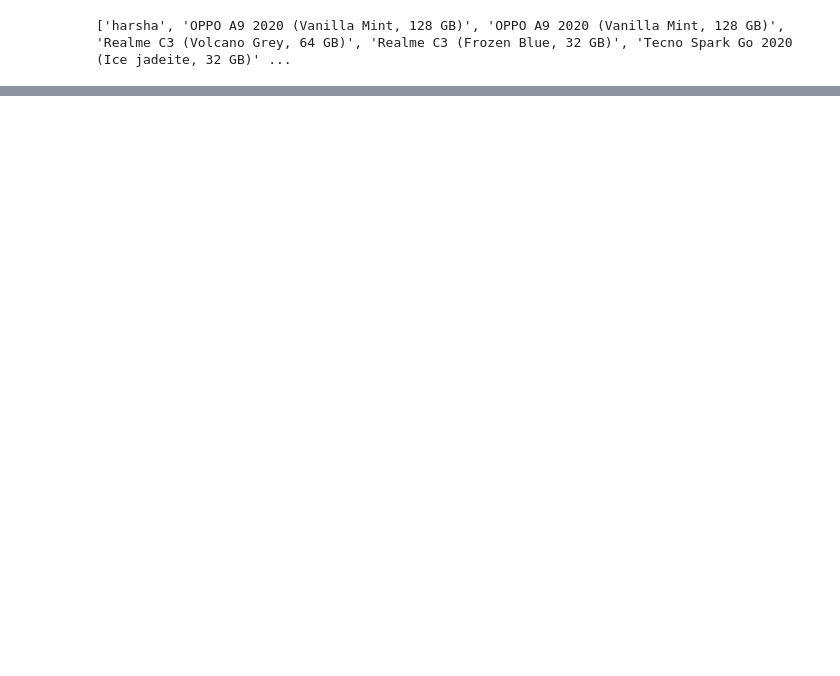
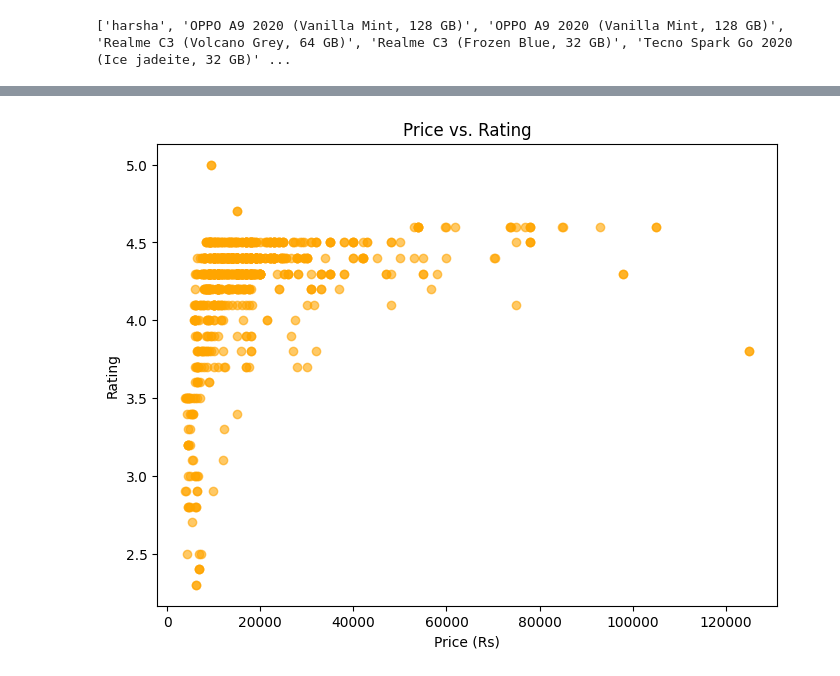
Before and after one commit to sivasriharshapulipati/Mobile-recommondation-sys, a Jupyter notebook: Mobile_Phone_Recommender.ipynb, the cells around one changed output, grey strips where cells are left out. Saved outputs shown, nothing was run; the diff lists cells and outputs as text; code cells hidden in the pictures; blank space fills up the shorter version.

```diff
--- a/Mobile_Phone_Recommender.ipynb
+++ b/Mobile_Phone_Recommender.ipynb
@@ -76,0 +114,10 @@ df = pd.read_csv('/content/mainDataset.csv', encoding='unicode_escape')
+# %%
+# Scatter plot: Price vs. Rating
+plt.figure(figsize=(8, 6))
+plt.scatter(df['Price Rs'], df['Rating'], color='orange', alpha=0.6)
+plt.title('Price vs. Rating')
+plt.xlabel('Price (Rs)')
+plt.ylabel('Rating')
+plt.show()
+# %% [output]
+[figure, added]
```
Also changed, not shown: parts of 20 cells of this notebook.
